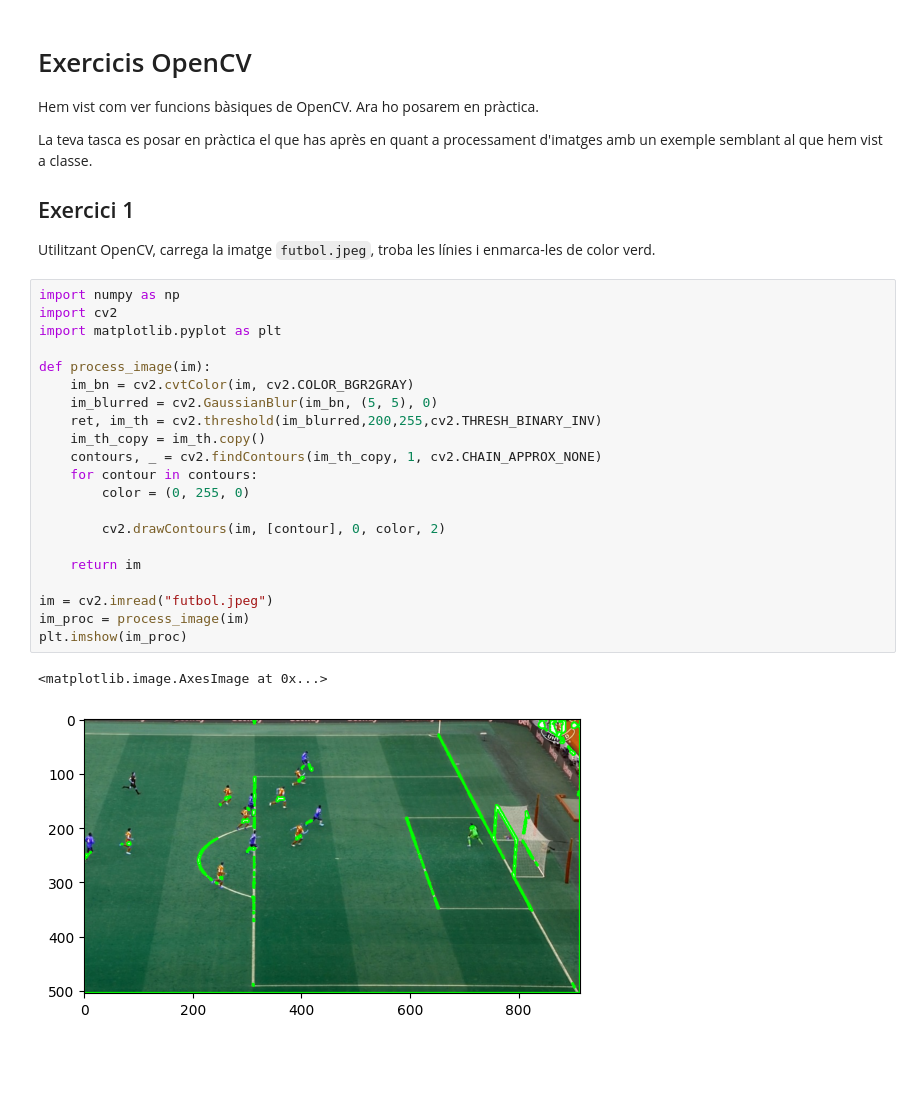
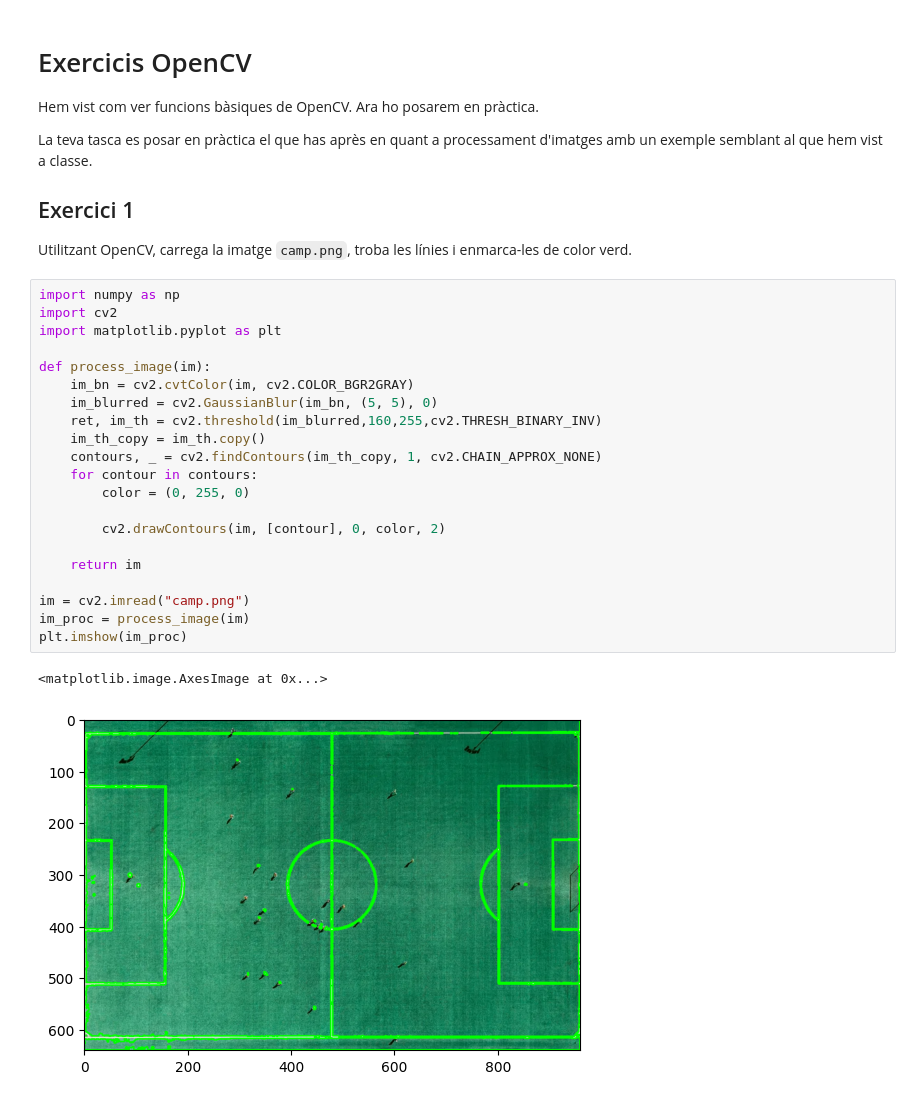
Before and after one commit to lawer/mia, a Jupyter notebook: apunts/8.-Reconeixement imatges/1.1.-Exercicis_OpenCV_solved.ipynb, the cells around one changed output. Saved outputs shown, nothing was run; the diff lists cells and outputs as text; blank space fills up the shorter version.

Commit message:
camp

```diff
--- a/apunts/8.-Reconeixement imatges/1.1.-Exercicis_OpenCV_solved.ipynb
+++ b/apunts/8.-Reconeixement imatges/1.1.-Exercicis_OpenCV_solved.ipynb
@@ -7,28 +7,28 @@ La teva tasca es posar en pràctica el que has après en quant a processament d'
 
 ## Exercici 1
 
-Utilitzant OpenCV, carrega la imatge `futbol.jpeg`, troba les línies i enmarca-les de color verd.
+Utilitzant OpenCV, carrega la imatge `camp.png`, troba les línies i enmarca-les de color verd.
 # %%
 import numpy as np
 import cv2
 import matplotlib.pyplot as plt
 
 def process_image(im):
     im_bn = cv2.cvtColor(im, cv2.COLOR_BGR2GRAY)
     im_blurred = cv2.GaussianBlur(im_bn, (5, 5), 0)
-    ret, im_th = cv2.threshold(im_blurred,200,255,cv2.THRESH_BINARY_INV)
+    ret, im_th = cv2.threshold(im_blurred,160,255,cv2.THRESH_BINARY_INV)
     im_th_copy = im_th.copy()
     contours, _ = cv2.findContours(im_th_copy, 1, cv2.CHAIN_APPROX_NONE)
     for contour in contours:
         color = (0, 255, 0)
 
         cv2.drawContours(im, [contour], 0, color, 2)
 
     return im
 
-im = cv2.imread("futbol.jpeg")
+im = cv2.imread("camp.png")
 im_proc = process_image(im)
 plt.imshow(im_proc)
 # %% [output]
 <matplotlib.image.AxesImage at 0x...>
-[figure, old version]
+[figure, new version]
```
Also changed, not shown: 2 other files.
